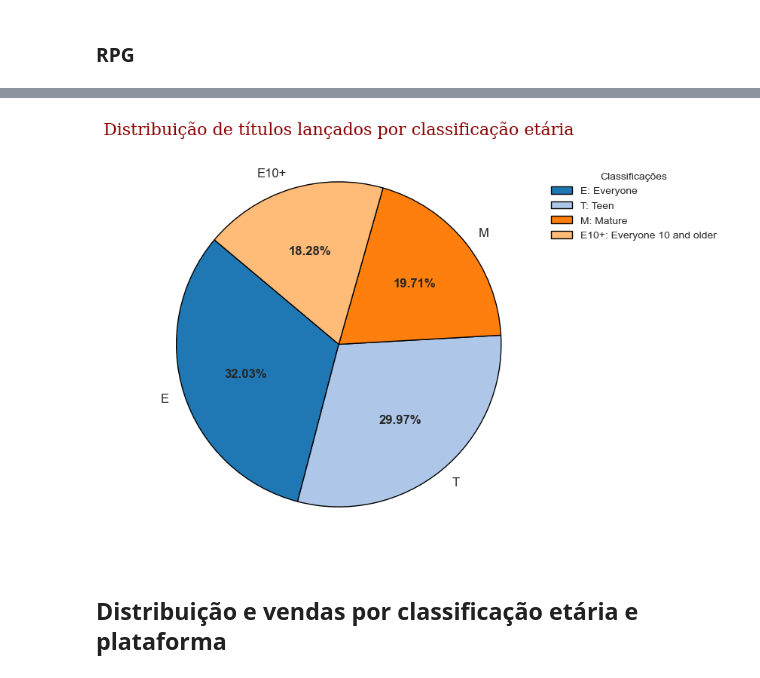
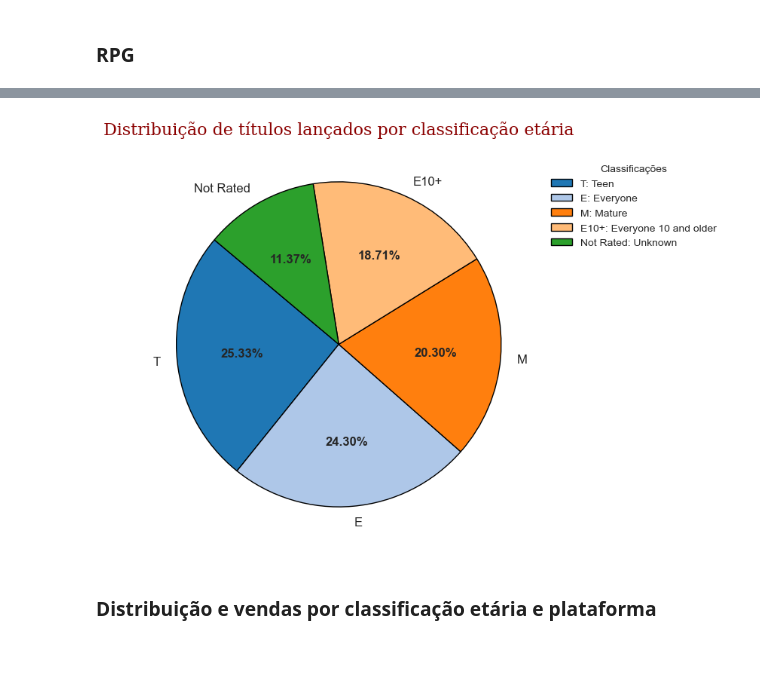
Before and after one commit to kzini/videogames_sales, a Jupyter notebook: notebook/videogames_sales.ipynb, the cells around one changed output, grey strips where cells are left out. Saved outputs shown, nothing was run; the diff lists cells and outputs as text; code cells hidden in the pictures.

```diff
--- a/notebook/videogames_sales.ipynb
+++ b/notebook/videogames_sales.ipynb
@@ -161,0 +371,2 @@ rating 907
+# %%
+esrb_dict = get_esrb_ratings_igdb(null_rating)
@@ -161,0 +391,2 @@ rating 907
+# %%
+update_esrb_ratings(df_7th_gen, esrb_dict)
@@ -162 +420,3 @@ rating 907
+# %%
+df_7th_gen['rating'] = df_7th_gen['rating'].fillna('Not Rated')
 # %% [markdown]
@@ -972,7 +1057,0 @@ list(publisher_nan['title'])
-# %%
-update_publisher(df_7th_gen, 'Dragon Ball Z: Budokai Tenkaichi 2 (JP sales)', 'Spike')
-update_publisher(df_7th_gen, 'Monster Hunter Frontier Online', 'Capcom')
-update_publisher(df_7th_gen, 'World of Tanks', 'Wargaming')
-update_publisher(df_7th_gen, 'Umineko no Naku Koro ni San: Shinjitsu to Gensou no Yasoukyoku', '07th Expansion')
-update_publisher(df_7th_gen, 'AKB1/48: Idol to Guam de Koishitara...', 'Illusion')
-update_publisher(df_7th_gen, 'Brothers in Arms: Furious 4', 'Gearbox Software')
@@ -1037,7 +1073,7 @@ plt.show()
 # %%
-plot_rating_distribution(df_7th_gen, True)
+plot_rating_distribution(df_7th_gen)
 # %% [output]
-[figure, old version]
+[figure, new version]
 # %% [markdown]
-## Distribuição e vendas por classificação etária e plataforma
+### Distribuição e vendas por classificação etária e plataforma
 # %%
```
Also changed, not shown: parts of 177 cells of this notebook, 5 other files.
